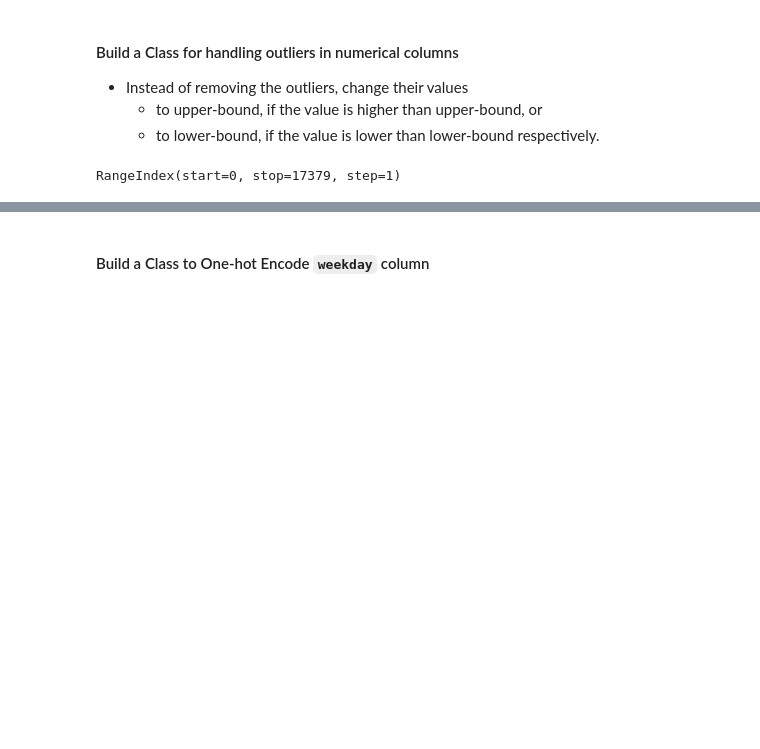
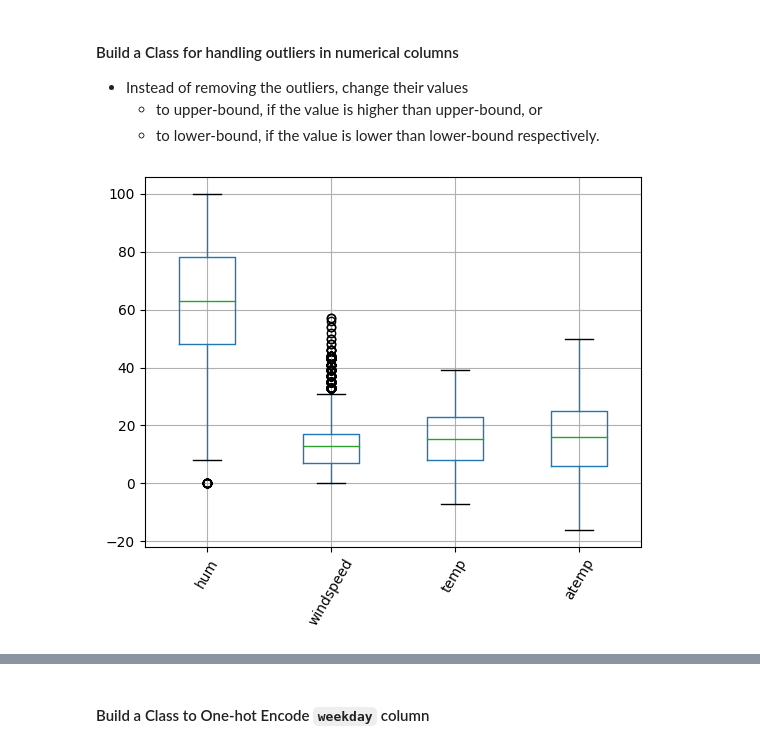
Before and after one commit to muttu2244/AIML_IISC_LngQuizMinProjs, a Jupyter notebook: M3_NB2_MiniProject_1_PartA_Regression_and_Modularization_Aishwarya.ipynb, the cells around one changed output, grey strips where cells are left out. Cells and saved outputs as stored; diff of their text form; code cells hidden in the pictures; blank space fills up the shorter version.

```diff
--- a/M3_NB2_MiniProject_1_PartA_Regression_and_Modularization_Aishwarya.ipynb
+++ b/M3_NB2_MiniProject_1_PartA_Regression_and_Modularization_Aishwarya.ipynb
@@ -386,4 +362,0 @@ class OutlierHandler(BaseEstimator,TransformerMixin):
-# %%
-data3.index
-# %% [output]
-RangeIndex(start=0, stop=17379, step=1)
@@ -390,3 +393,9 @@ RangeIndex(start=0, stop=17379, step=1)
+# %%
+data3[numerical_features].boxplot()
+plt.xticks(rotation= 60)
+plt.show()
+# %% [output]
+[figure, added]
 # %%
 # Instantiate outlier handler for all numerical features
 # Handle outliers for all numerical columns
```
Also changed, not shown: parts of 30 cells of this notebook.
